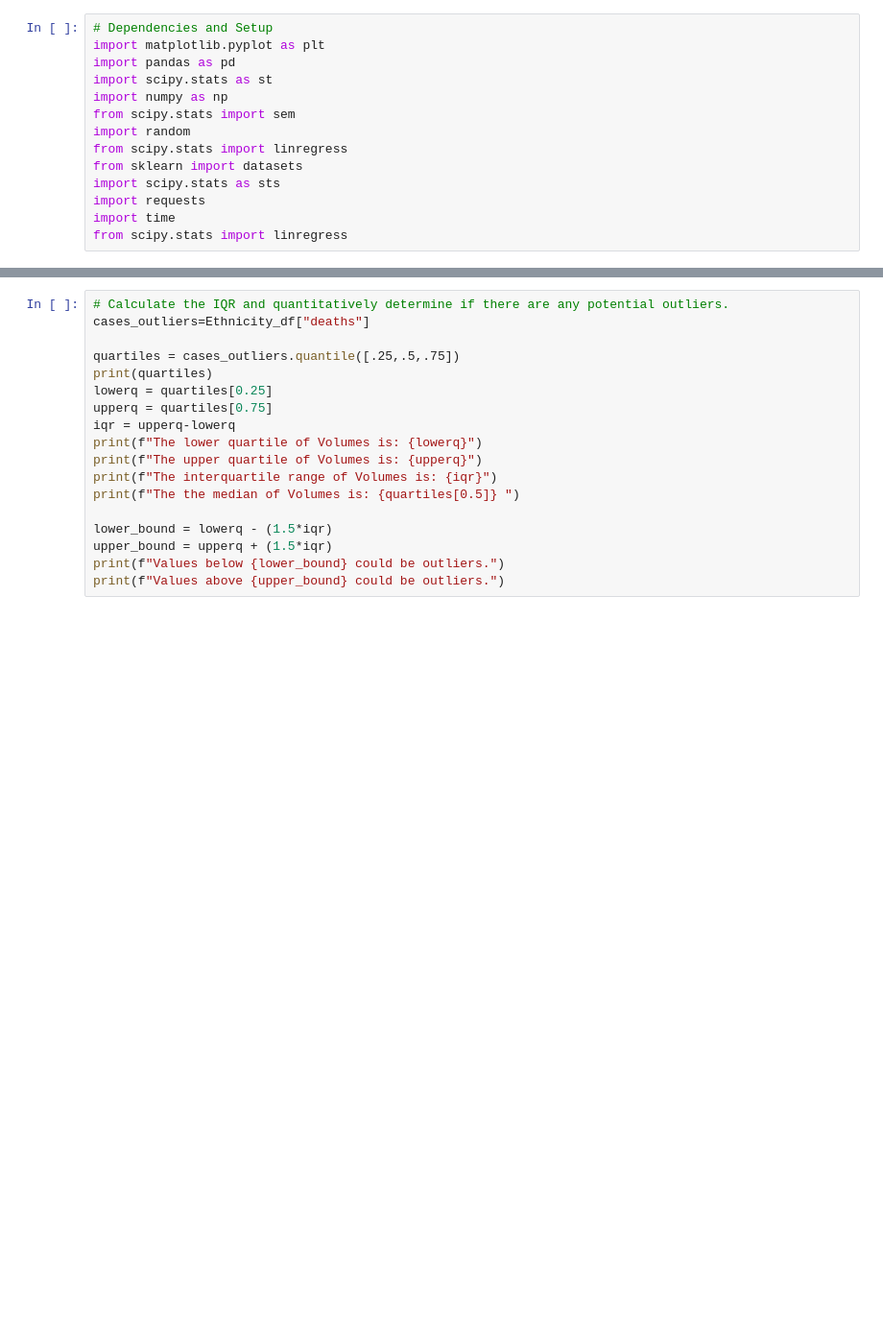
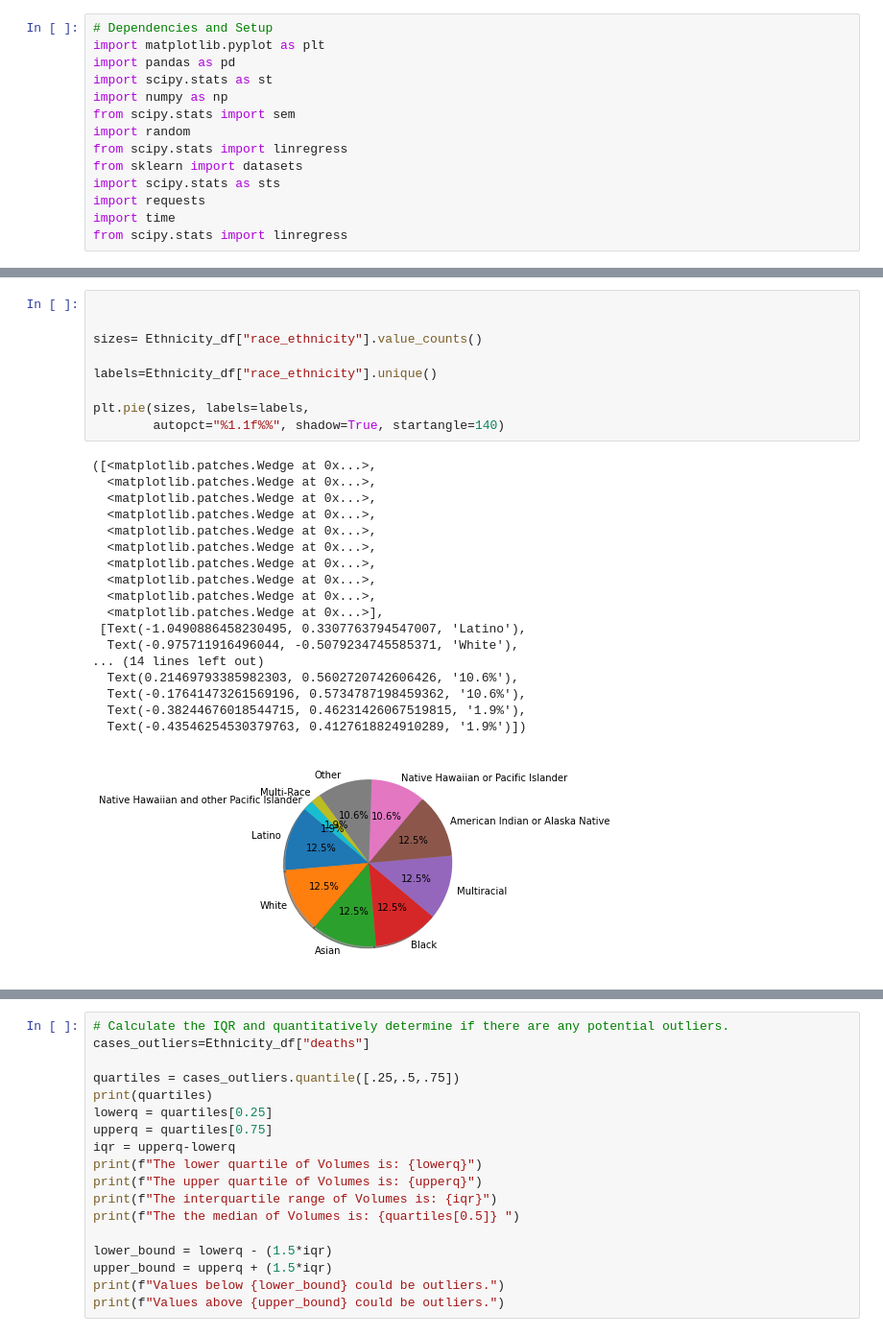
Before and after one commit to JohnGlendening/Project-1_2021, a Jupyter notebook: California gov/California_Ethnicity.ipynb, the cells around one changed output, grey strips where cells are left out. Shown at 96% size. Saved outputs shown, nothing was run; the diff lists cells and outputs as text; blank space fills up the shorter version.

```diff
--- a/California gov/California_Ethnicity.ipynb
+++ b/California gov/California_Ethnicity.ipynb
@@ -85,0 +114,28 @@ dtype: float64
+# %%
+
+
+sizes= Ethnicity_df["race_ethnicity"].value_counts()
+
+labels=Ethnicity_df["race_ethnicity"].unique()
+
+plt.pie(sizes, labels=labels,
+        autopct="%1.1f%%", shadow=True, startangle=140)
+# %% [output]
+([<matplotlib.patches.Wedge at 0x...>,
+  <matplotlib.patches.Wedge at 0x...>,
+  <matplotlib.patches.Wedge at 0x...>,
+  <matplotlib.patches.Wedge at 0x...>,
+  <matplotlib.patches.Wedge at 0x...>,
+  <matplotlib.patches.Wedge at 0x...>,
+  <matplotlib.patches.Wedge at 0x...>,
+  <matplotlib.patches.Wedge at 0x...>,
+  <matplotlib.patches.Wedge at 0x...>,
+  <matplotlib.patches.Wedge at 0x...>],
+ [Text(-1.0490886458230495, 0.3307763794547007, 'Latino'),
+  Text(-0.975711916496044, -0.5079234745585371, 'White'),
+... (14 lines left out)
+  Text(0.21469793385982303, 0.5602720742606426, '10.6%'),
+  Text(-0.17641473261569196, 0.5734787198459362, '10.6%'),
+  Text(-0.38244676018544715, 0.46231426067519815, '1.9%'),
+  Text(-0.43546254530379763, 0.4127618824910289, '1.9%')])
+[figure, added]
```
Also changed, not shown: parts of 17 cells of this notebook.
